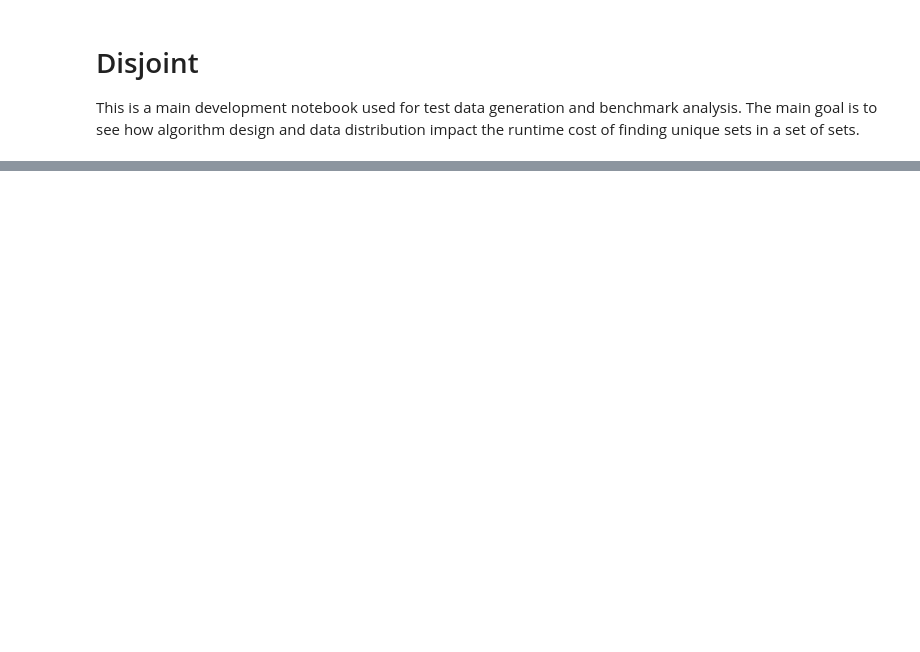
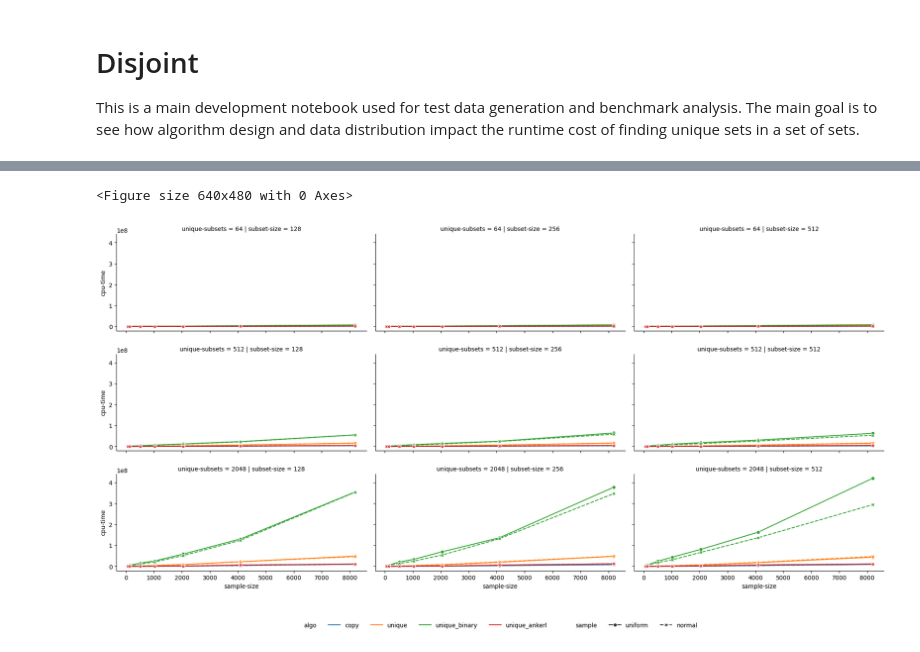
Before and after one commit to tbrekalo/disjoint, a Jupyter notebook: scripts/dev-notebook.ipynb, the cells around one changed output, grey strips where cells are left out. Saved outputs shown, nothing was run; the diff lists cells and outputs as text; code cells hidden in the pictures; blank space fills up the shorter version.

Commit message:
hash: added benchmarks

```diff
--- a/scripts/dev-notebook.ipynb
+++ b/scripts/dev-notebook.ipynb
@@ -56,0 +20,3 @@ dispy.unique(tb_sets)
+# %%
+ALGO_NAMES = list(TB_ALGOS.keys())
+SAMPLING_NAMES = list(SAMPLING_FUNCTIONS.keys())
@@ -56,0 +337,23 @@ dispy.unique(tb_sets)
+# %%
+df_plot = df_benchmarks.to_pandas()
+
+plt.tight_layout()
+g = sns.FacetGrid(
+    df_plot,
+    col="subset-size",
+    row="unique-subsets",
+)
+
+g.map_dataframe(
+    sns.lineplot,
+    x="sample-size",
+    y="cpu-time",
+    hue="algo",
+    style="sample",
+    markers=True,
+)
+g.add_legend(bbox_to_anchor=(0.5, -0.1), loc="lower center", ncol=10)
+g.fig.tight_layout()
+# %% [output]
+<Figure size 640x480 with 0 Axes>
+[figure, added]
```
Also changed, not shown: parts of 16 cells of this notebook, 4 other files.
